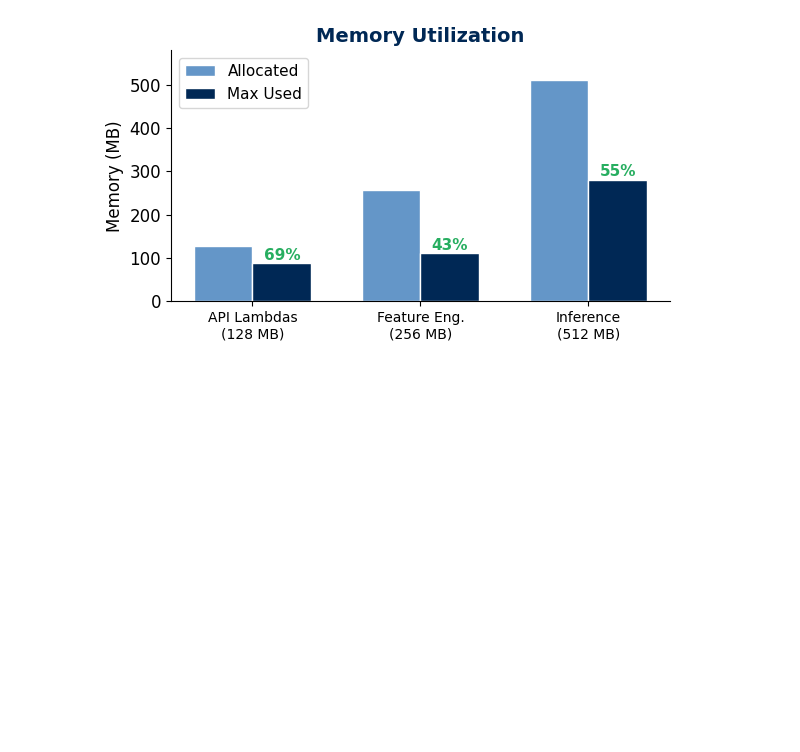
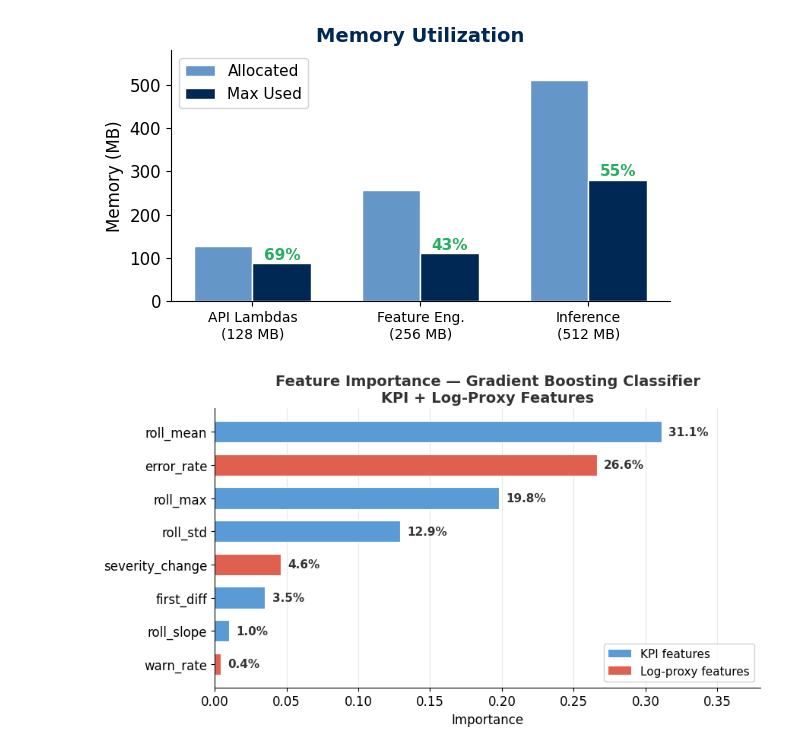
Before and after one commit to helloimrizy-pages/cloud-project, a Jupyter notebook: docs/performance_figures.ipynb, the cells around one changed output. Cells and saved outputs as stored; diff of their text form; code cells hidden in the pictures; blank space fills up the shorter version.

Commit message:
feat: generate figures for slides

```diff
--- a/docs/performance_figures.ipynb
+++ b/docs/performance_figures.ipynb
@@ -156,3 +156,41 @@ fig.savefig('figures/memory_utilization.png', dpi=200, bbox_inches='tight')
 plt.show()
 # %% [output]
 [figure]
+# %%
+# ── Figure 5: Feature Importance — GBC with KPI + Log-Proxy Features ──
+
+features =    ['warn_rate', 'roll_slope', 'first_diff', 'severity_change', 'roll_std', 'roll_max', 'error_rate', 'roll_mean']
+importance =  [0.004, 0.010, 0.035, 0.046, 0.129, 0.198, 0.266, 0.311]
+feat_type =   ['Log', 'KPI', 'KPI', 'Log', 'KPI', 'KPI', 'Log', 'KPI']
+
+KPI_COLOR = '#5B9BD5'
+LOG_COLOR = '#E06050'
+colors = [LOG_COLOR if t == 'Log' else KPI_COLOR for t in feat_type]
+
+fig, ax = plt.subplots(figsize=(9, 5))
+y = np.arange(len(features))
+bars = ax.barh(y, importance, height=0.65, color=colors, edgecolor='white', linewidth=0.8)
+
+for bar, val in zip(bars, importance):
+    ax.text(bar.get_width() + 0.005, bar.get_y() + bar.get_height() / 2,
+            f'{val:.1%}', va='center', fontsize=11, fontweight='bold', color='#333333')
+
+ax.set_yticks(y)
+ax.set_yticklabels(features, fontsize=12)
+ax.set_xlabel('Importance', fontsize=12)
+ax.set_title('Feature Importance — Gradient Boosting Classifier\nKPI + Log-Proxy Features',
+             fontsize=14, fontweight='bold', color='#333333')
+ax.set_xlim(0, 0.38)
+ax.grid(axis='x', linestyle='-', alpha=0.3)
+ax.set_axisbelow(True)
+
+from matplotlib.patches import Patch
+legend_elements = [Patch(facecolor=KPI_COLOR, label='KPI features'),
+                   Patch(facecolor=LOG_COLOR, label='Log-proxy features')]
+ax.legend(handles=legend_elements, loc='lower right', fontsize=11, framealpha=0.9)
+
+plt.tight_layout()
+fig.savefig('figures/feature_importance.png', dpi=200, bbox_inches='tight')
+plt.show()
+# %% [output]
+[figure, added]
```
Also changed, not shown: parts of 1 cell of this notebook, 2 other files.
